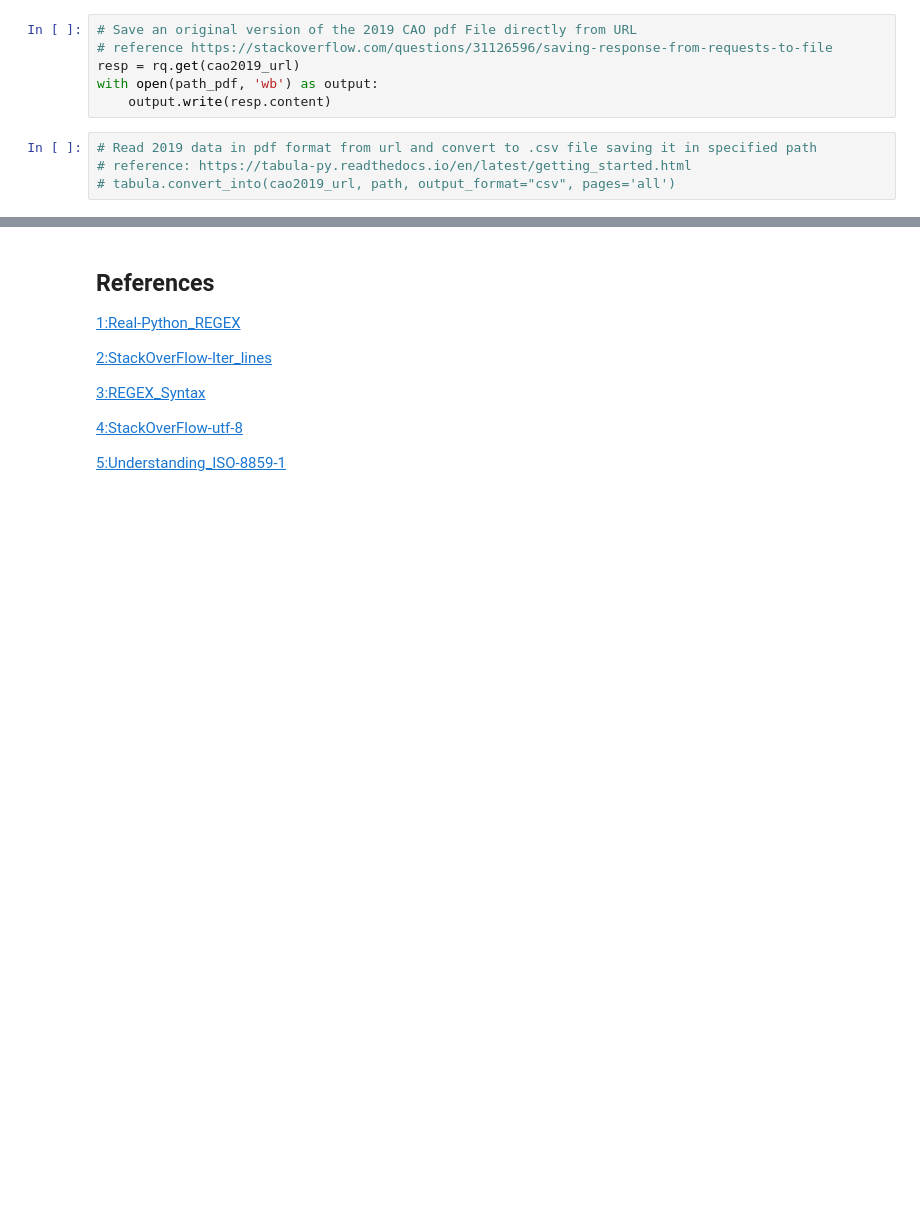
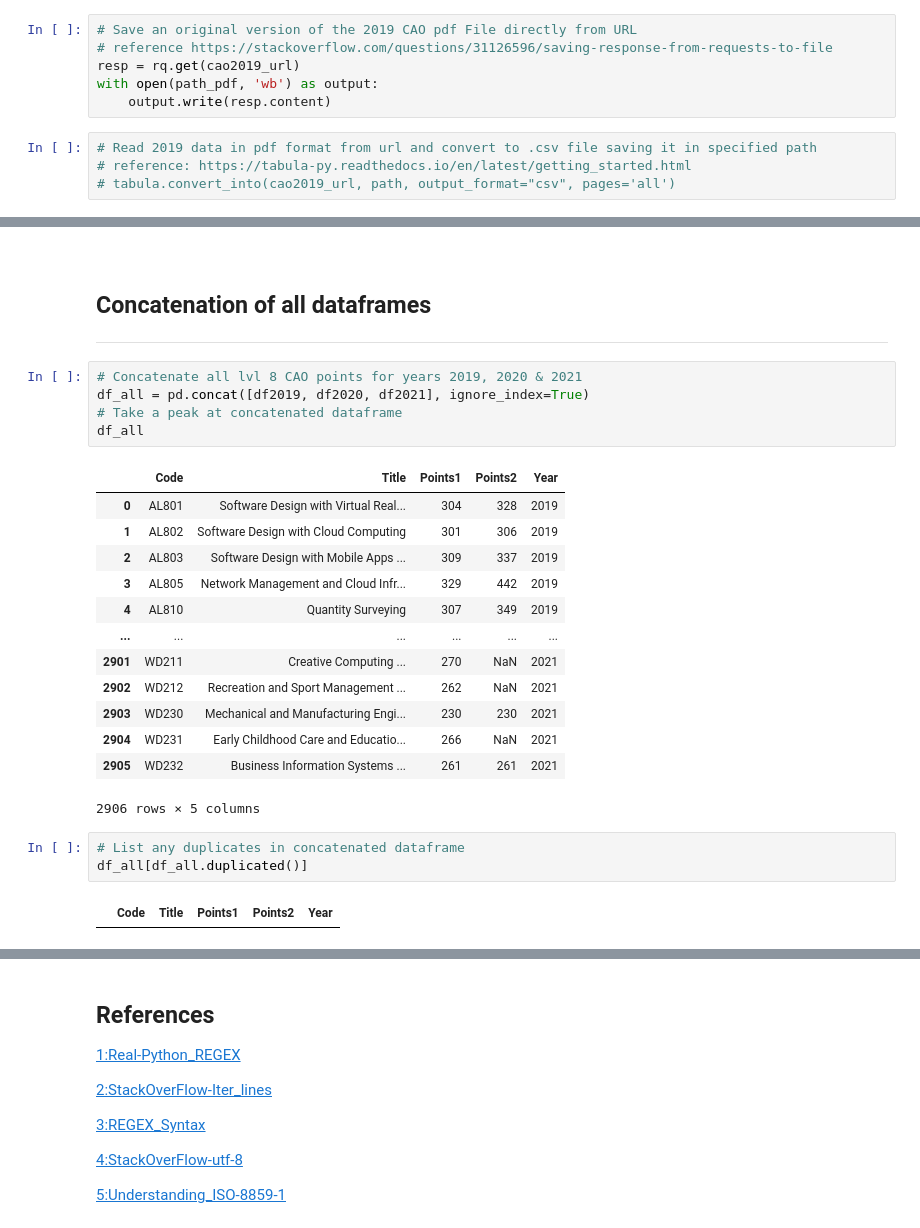
Before and after one commit to Sam-Tracey/Fundamentals-of-Data-Analysis, a Jupyter notebook: cao.ipynb, the cells around one changed output, grey strips where cells are left out. Saved outputs shown, nothing was run; the diff lists cells and outputs as text; blank space fills up the shorter version.

```diff
--- a/cao.ipynb
+++ b/cao.ipynb
@@ -307,0 +338,30 @@ This Excel file used for validation has been saved [here](http://localhost:8888/
+# %% [markdown]
+<br>
+
+## Concatenation of all dataframes
+
+***
+# %%
+# Concatenate all lvl 8 CAO points for years 2019, 2020 & 2021
+df_all = pd.concat([df2019, df2020, df2021], ignore_index=True)
+# Take a peak at concatenated dataframe
+df_all
+# %% [output]
+|  | Code | Title | Points1 | Points2 | Year |
+| 0 | AL801 | Software Design with Virtual Real... | 304 | 328 | 2019 |
+| 1 | AL802 | Software Design with Cloud Computing | 301 | 306 | 2019 |
+| 2 | AL803 | Software Design with Mobile Apps ... | 309 | 337 | 2019 |
+| 3 | AL805 | Network Management and Cloud Infr... | 329 | 442 | 2019 |
+| 4 | AL810 | Quantity Surveying | 307 | 349 | 2019 |
+| ... | ... | ... | ... | ... | ... |
+| 2901 | WD211 | Creative Computing ... | 270 | NaN | 2021 |
+| 2902 | WD212 | Recreation and Sport Management ... | 262 | NaN | 2021 |
+| 2903 | WD230 | Mechanical and Manufacturing Engi... | 230 | 230 | 2021 |
+| 2904 | WD231 | Early Childhood Care and Educatio... | 266 | NaN | 2021 |
+| 2905 | WD232 | Business Information Systems ... | 261 | 261 | 2021 |
+2906 rows × 5 columns
+# %%
+# List any duplicates in concatenated dataframe
+df_all[df_all.duplicated()]
+# %% [output]
+|  | Code | Title | Points1 | Points2 | Year |
```
Also changed, not shown: parts of 23 cells of this notebook, 31 other files.
